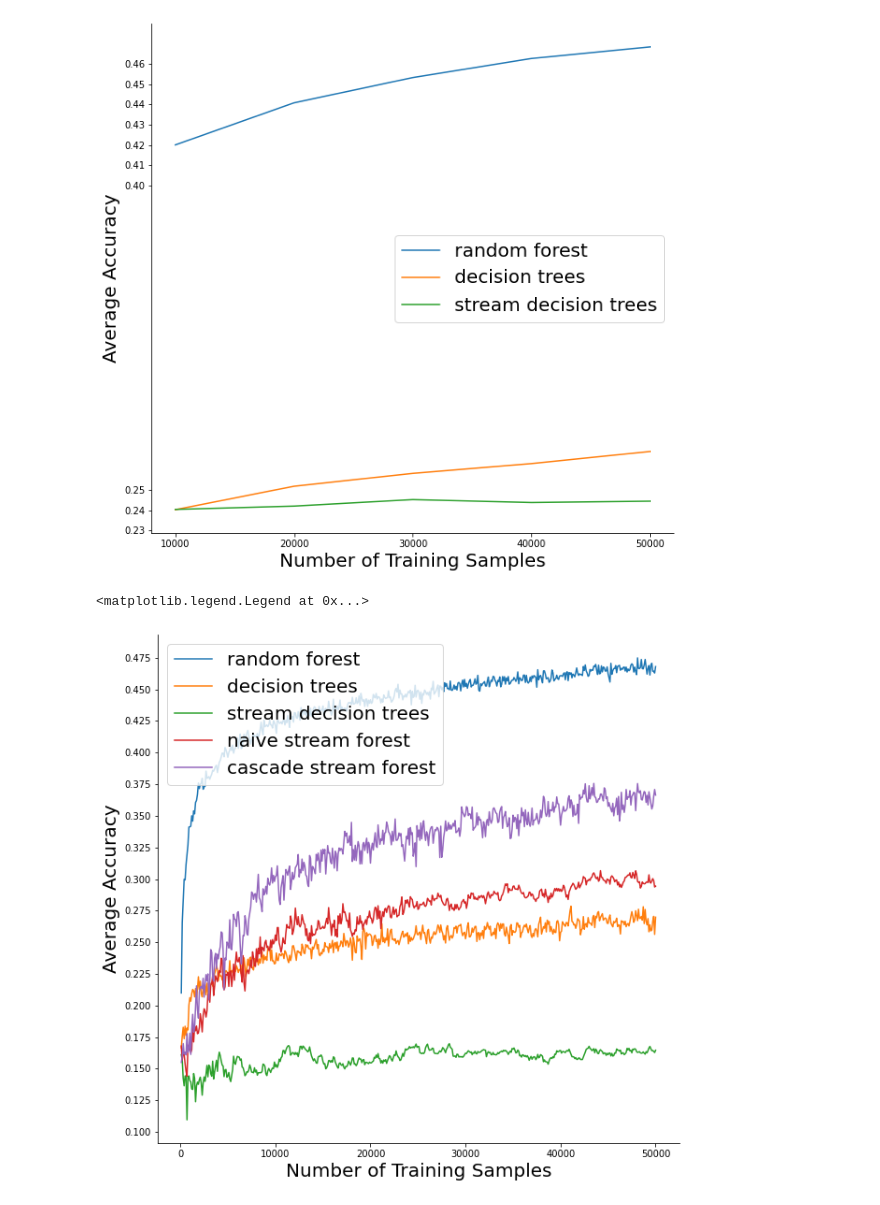
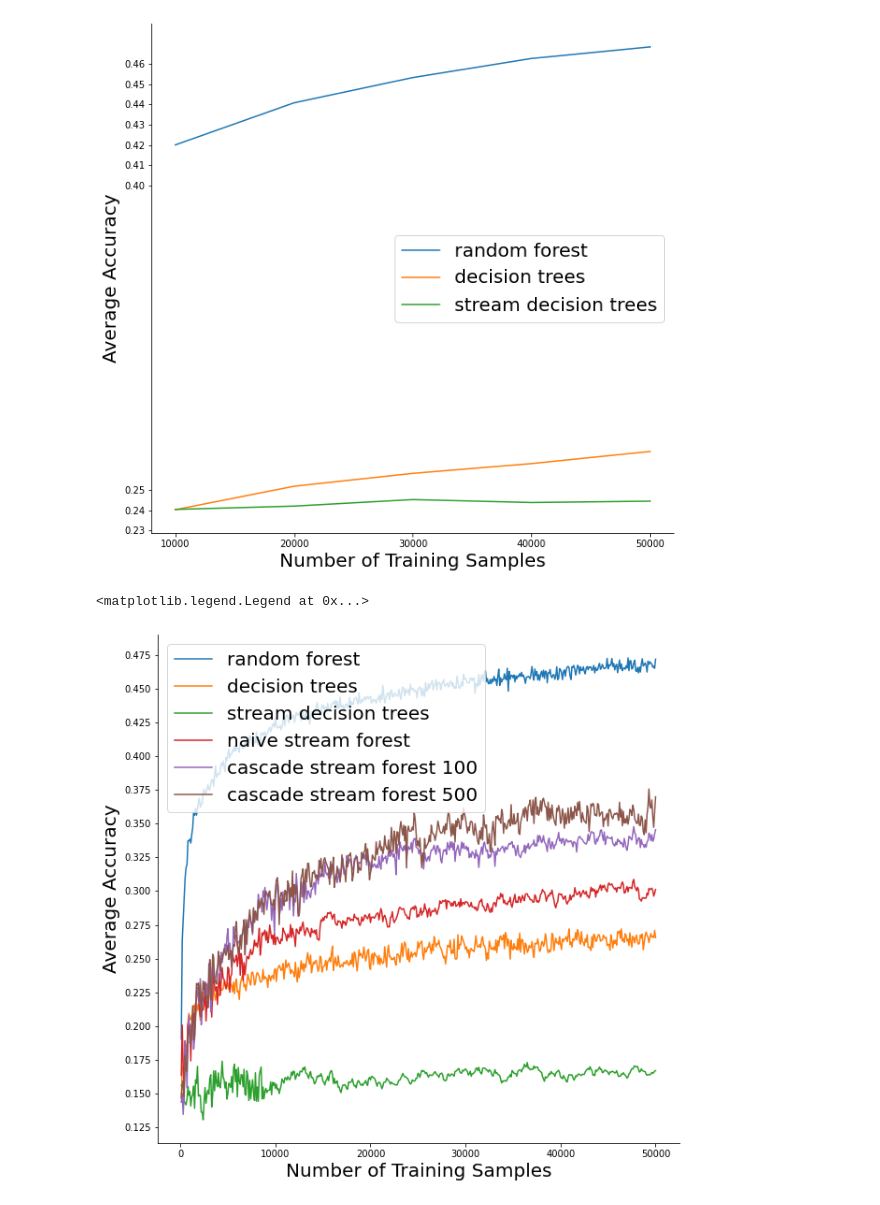
Before and after one commit to neurodata/SDTF, a Jupyter notebook: benchmarks/CIFAR-10.ipynb, the cells around one changed output. Drawn from its saved outputs; the diff is of its cells as text; code cells hidden in the pictures.

```diff
--- a/benchmarks/CIFAR-10.ipynb
+++ b/benchmarks/CIFAR-10.ipynb
@@ -97,6 +97,7 @@ plt.legend(fontsize = 20)
 <matplotlib.legend.Legend at 0x...>
 [figure]
 # %%
+import numpy as np
 from numpy.random import permutation
 from sklearn.tree import DecisionTreeClassifier
 from sklearn.ensemble import RandomForestClassifier
@@ -107,13 +108,15 @@ def experiment_small():
     dt_l = []
     sdt_l = []
     nsf_l = []
-    csf_l = []
+    csf_100_l = []
+    csf_500_l = []
 
     rf = RandomForestClassifier()
     dt = DecisionTreeClassifier()
     sdt = DecisionTreeClassifier()
     nsf = NaiveStreamForest()
-    csf = CascadeStreamForest()
+    csf_100 = CascadeStreamForest()
+    csf_500 = CascadeStreamForest(n_estimators=500)
 
     for i in range(500):
 
@@ -132,15 +135,19 @@ def experiment_small():
         nsf.fit(X_t, y_t)
         nsf_l.append(prediction(nsf))
 
-        csf.fit(X_t, y_t)
-        csf_l.append(prediction(csf))
+        csf_100.fit(X_t, y_t)
+        csf_100_l.append(prediction(csf_100))
+
+        csf_500.fit(X_t, y_t)
+        csf_500_l.append(prediction(csf_500))
 
     p_l = []
     p_l.append(rf_l)
     p_l.append(dt_l)
     p_l.append(sdt_l)
     p_l.append(nsf_l)
-    p_l.append(csf_l)
+    p_l.append(csf_100_l)
+    p_l.append(csf_500_l)
 
     return p_l
 # %%
@@ -156,7 +163,7 @@ def prediction(classifier):
 # %%
 results = []
 
-for i in range(100):
+for i in range(1):
     p = permutation(X_train.shape[0])
 
     X_r = X_train[p]
@@ -169,22 +174,23 @@ means = np.mean(results, axis=0)
 # %%
 import matplotlib.pyplot as plt
 %matplotlib inline
 
 n_train = range(100, 50100, 100)
 
 fig, ax = plt.subplots(figsize=(10, 10))
 ax.set_xlabel("Number of Training Samples", fontsize = 20)
 ax.set_ylabel("Average Accuracy", fontsize = 20)
 ax.spines["right"].set_visible(False)
 ax.spines["top"].set_visible(False)
 ax.set_yticks(np.arange(0.1, 0.5, step=0.025))
 
 plt.plot(n_train, means[0], label="random forest")
 plt.plot(n_train, means[1], label="decision trees")
 plt.plot(n_train, means[2], label="stream decision trees")
 plt.plot(n_train, means[3], label="naive stream forest")
-plt.plot(n_train, means[4], label="cascade stream forest")
+plt.plot(n_train, means[4], label="cascade stream forest 100")
+plt.plot(n_train, means[5], label="cascade stream forest 500")
 plt.legend(fontsize = 20)
 # %% [output]
 <matplotlib.legend.Legend at 0x...>
-[figure, old version]
+[figure, new version]
```
Also changed, not shown: parts of 1 cell of this notebook.
